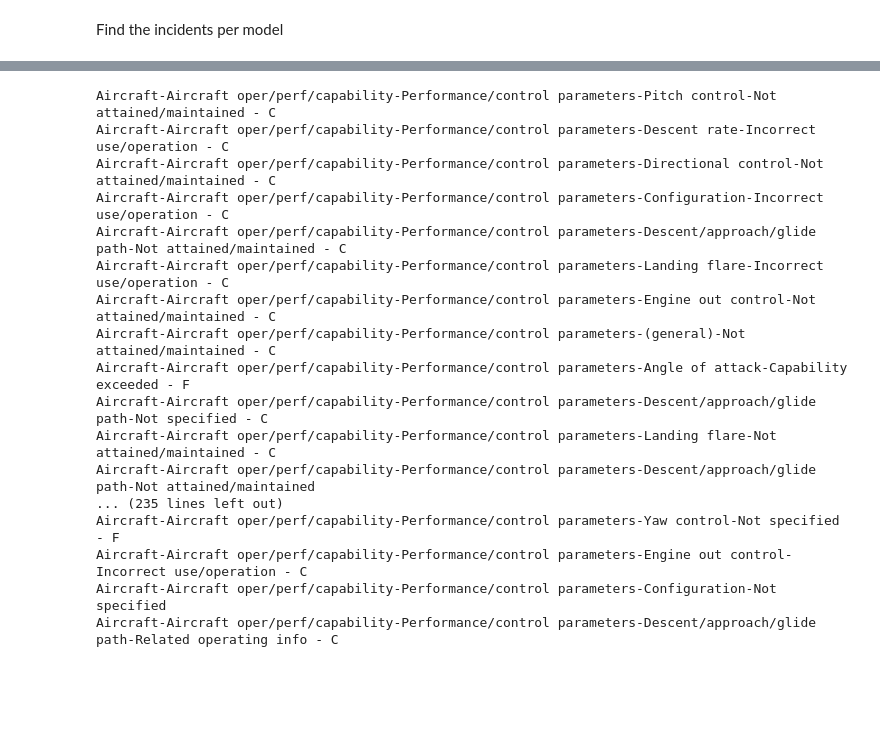
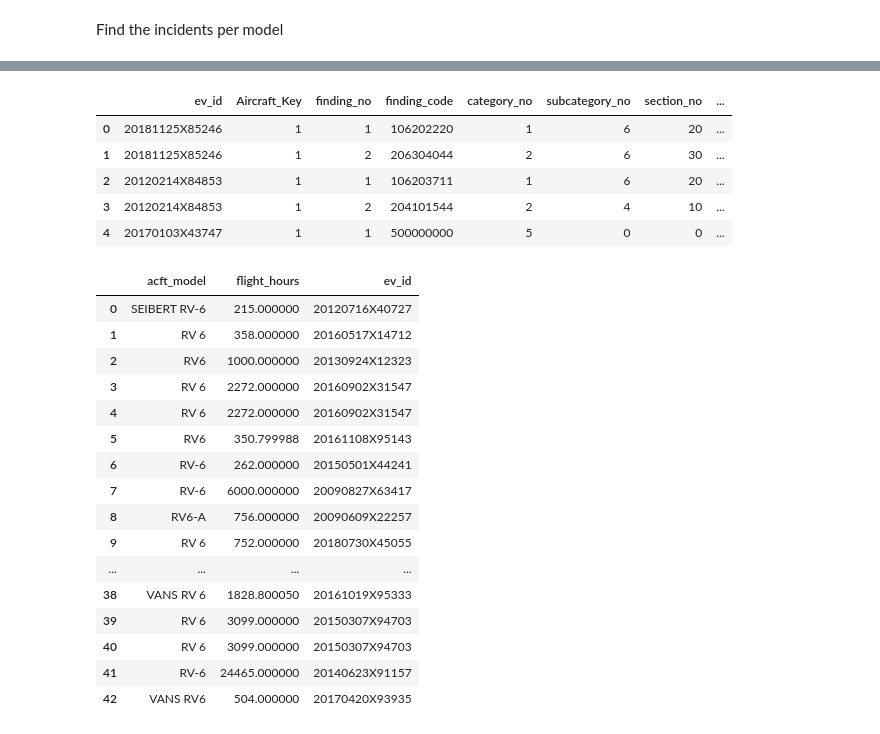
Before and after one commit to cobelu/NTSB-Aviation-Database, a Jupyter notebook: avall.ipynb, the cells around one changed output, grey strips where cells are left out. Cells and saved outputs as stored; diff of their text form; code cells hidden in the pictures; blank space fills up the shorter version.

Commit message:
control DF

```diff
--- a/avall.ipynb
+++ b/avall.ipynb
@@ -102,24 +110,39 @@ rv6a
+# %%
+findings_df = pd.read_csv('data/Findings.csv')
+findings_df.head(5)
+# %% [output]
+|  | ev_id | Aircraft_Key | finding_no | finding_code | category_no | subcategory_no | section_no | ... |
+| 0 | 20181125X85246 | 1 | 1 | 106202220 | 1 | 6 | 20 | ... |
+| 1 | 20181125X85246 | 1 | 2 | 206304044 | 2 | 6 | 30 | ... |
+| 2 | 20120214X84853 | 1 | 1 | 106203711 | 1 | 6 | 20 | ... |
+| 3 | 20120214X84853 | 1 | 2 | 204101544 | 2 | 4 | 10 | ... |
+| 4 | 20170103X43747 | 1 | 1 | 500000000 | 5 | 0 | 0 | ... |
 # %%
-findings_df = pd.read_csv('data/Findings.csv')
-findings_df = findings_df[findings_df['finding_description'].str.strip().str.contains(pat='Aircraft-Aircraft oper/perf/capability-Performance/control' y)][['ev_id']]
-findings_df[findings_df['finding_description'].str.strip().str.contains(pat='Aircraft-Aircraft oper/perf/capability-Performance/control' y)][['finding_description']]
-for entry in findings_df['finding_description'].unique():
-    print(entry)
+findings_df = findings_df[findings_df['finding_description'].str.strip().str.contains(pat='Aircraft-Aircraft oper/perf/capability-Performance/control')][['ev_id', 'finding_description']]
-# %% [output]
-Aircraft-Aircraft oper/perf/capability-Performance/control parameters-Pitch control-Not attained/maintained - C
-Aircraft-Aircraft oper/perf/capability-Performance/control parameters-Descent rate-Incorrect use/operation - C
-Aircraft-Aircraft oper/perf/capability-Performance/control parameters-Directional control-Not attained/maintained - C
-Aircraft-Aircraft oper/perf/capability-Performance/control parameters-Configuration-Incorrect use/operation - C
-Aircraft-Aircraft oper/perf/capability-Performance/control parameters-Descent/approach/glide path-Not attained/maintained - C
-Aircraft-Aircraft oper/perf/capability-Performance/control parameters-Landing flare-Incorrect use/operation - C
-Aircraft-Aircraft oper/perf/capability-Performance/control parameters-Engine out control-Not attained/maintained - C
-Aircraft-Aircraft oper/perf/capability-Performance/control parameters-(general)-Not attained/maintained - C
-Aircraft-Aircraft oper/perf/capability-Performance/control parameters-Angle of attack-Capability exceeded - F
-Aircraft-Aircraft oper/perf/capability-Performance/control parameters-Descent/approach/glide path-Not specified - C
-Aircraft-Aircraft oper/perf/capability-Performance/control parameters-Landing flare-Not attained/maintained - C
-Aircraft-Aircraft oper/perf/capability-Performance/control parameters-Descent/approach/glide path-Not attained/maintained
-... (235 lines left out)
-Aircraft-Aircraft oper/perf/capability-Performance/control parameters-Yaw control-Not specified - F
-Aircraft-Aircraft oper/perf/capability-Performance/control parameters-Engine out control-Incorrect use/operation - C
-Aircraft-Aircraft oper/perf/capability-Performance/control parameters-Configuration-Not specified
-Aircraft-Aircraft oper/perf/capability-Performance/control parameters-Descent/approach/glide path-Related operating info - C
+# %%
+control_df = findings_df[findings_df['finding_description'].str.lower().str.strip().str.contains(pat='control')][['ev_id']]
+control_df = control_df['ev_id']
+control_df = control_df.drop_duplicates()
+# %%
+rv6 = rv6.merge(control_df, on='ev_id')[['acft_model', 'flight_hours', 'ev_id']]
+rv6a = rv6a.merge(control_df, on='ev_id')[['acft_model', 'flight_hours', 'ev_id']]
+# %%
+rv6
+# %% [output]
+|  | acft_model | flight_hours | ev_id |
+| 0 | SEIBERT RV-6 | 215.000000 | 20120716X40727 |
+| 1 | RV 6 | 358.000000 | 20160517X14712 |
+| 2 | RV6 | 1000.000000 | 20130924X12323 |
+| 3 | RV 6 | 2272.000000 | 20160902X31547 |
+| 4 | RV 6 | 2272.000000 | 20160902X31547 |
+| 5 | RV6 | 350.799988 | 20161108X95143 |
+| 6 | RV-6 | 262.000000 | 20150501X44241 |
+| 7 | RV-6 | 6000.000000 | 20090827X63417 |
+| 8 | RV6-A | 756.000000 | 20090609X22257 |
+| 9 | RV 6 | 752.000000 | 20180730X45055 |
+| ... | ... | ... | ... |
+| 38 | VANS RV 6 | 1828.800050 | 20161019X95333 |
+| 39 | RV 6 | 3099.000000 | 20150307X94703 |
+| 40 | RV 6 | 3099.000000 | 20150307X94703 |
+| 41 | RV-6 | 24465.000000 | 20140623X91157 |
+| 42 | VANS RV6 | 504.000000 | 20170420X93935 |
```
Also changed, not shown: parts of 8 cells of this notebook.
